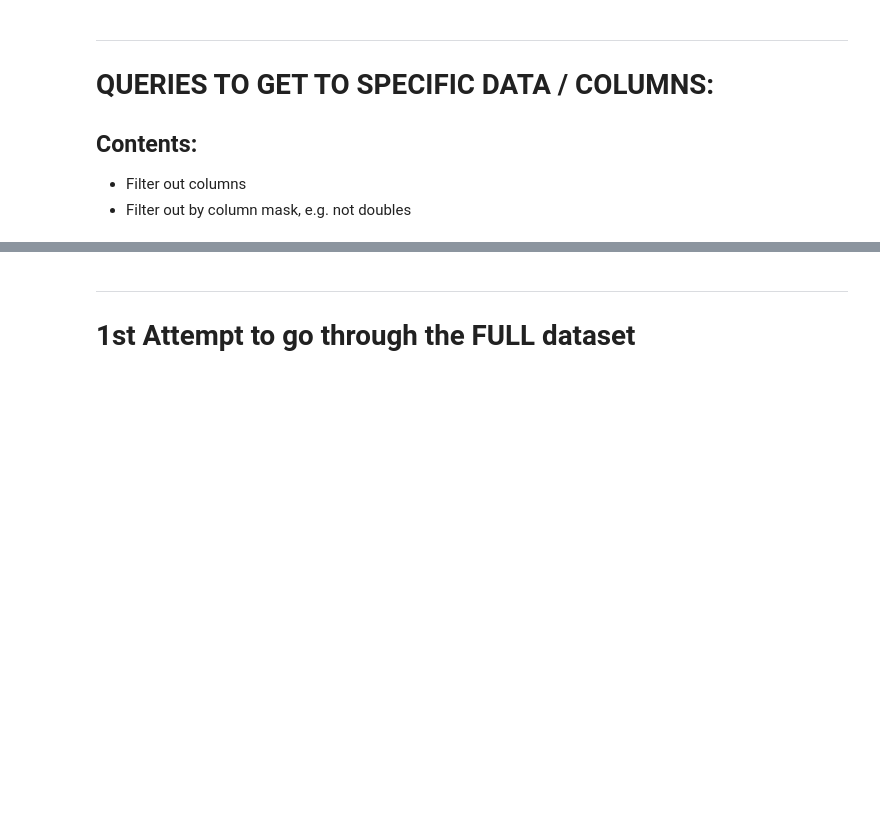
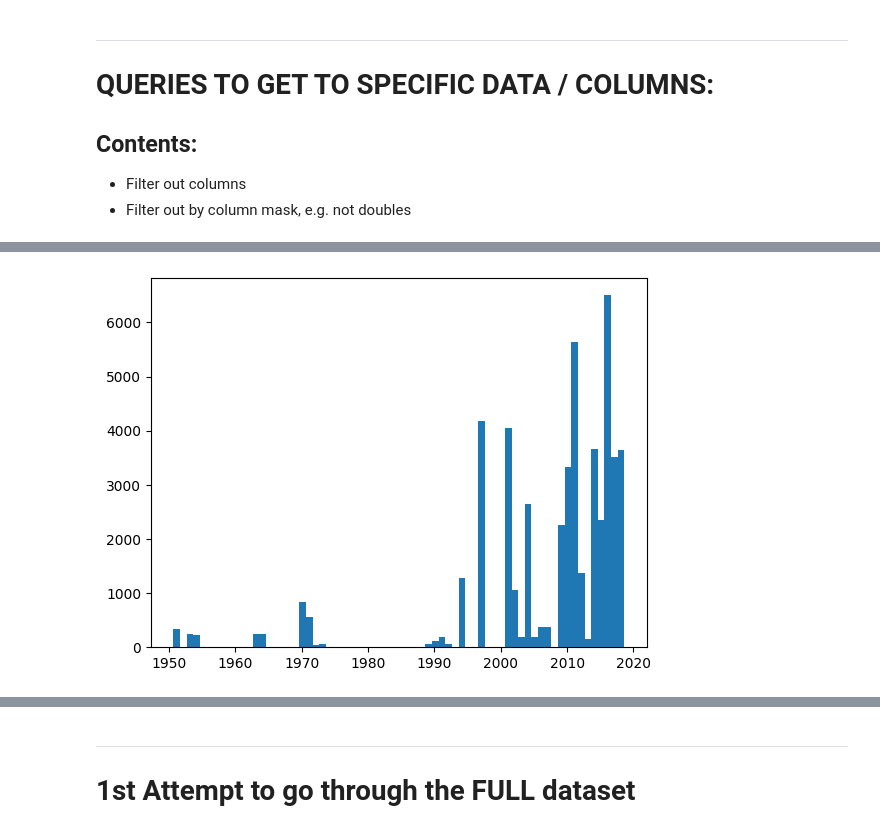
Before and after one commit to hughharford/atp, a Jupyter notebook: notebooks/01_EDA_data_cleanse.ipynb, the cells around one changed output, grey strips where cells are left out. Drawn from its saved outputs; the diff is of its cells as text; code cells hidden in the pictures; blank space fills up the shorter version.

```diff
--- a/notebooks/01_EDA_data_cleanse.ipynb
+++ b/notebooks/01_EDA_data_cleanse.ipynb
@@ -640,0 +693,4 @@ matches_df_1st_50k.query("start_date < 2018")
+# %%
+plt.hist(matches_df_1st_50k.start_date,bins=68); # by year
+# %% [output]
+[figure, added]
```
Also changed, not shown: parts of 31 cells of this notebook.
